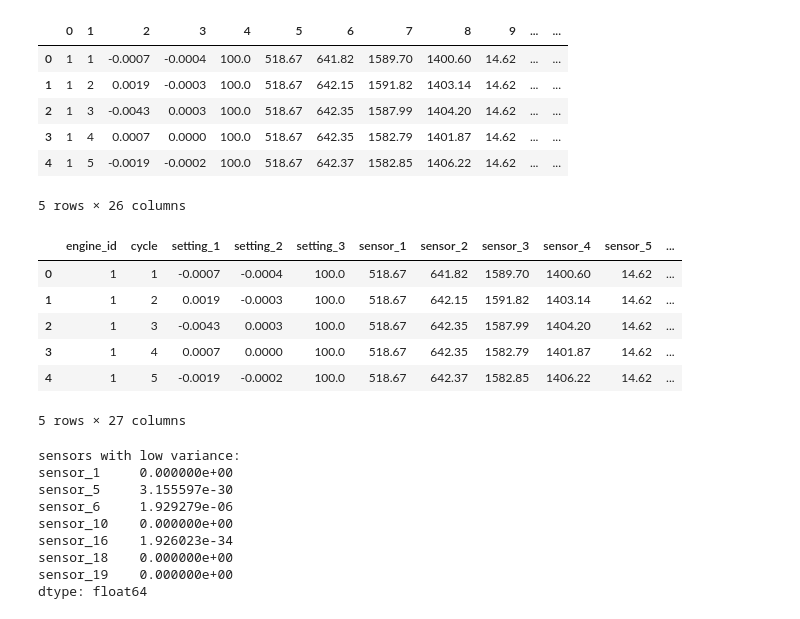
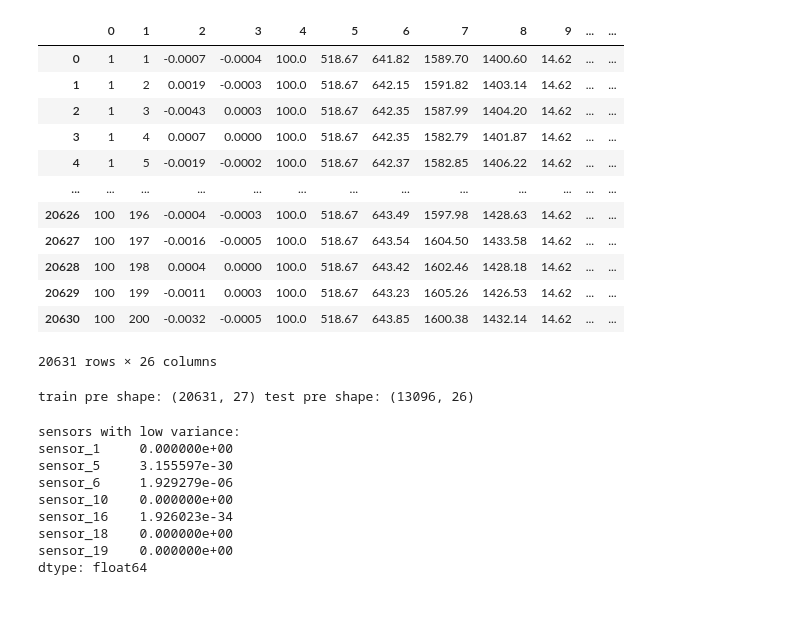
Before and after one commit to Arrofi07/NASA-RUL, a Jupyter notebook: src/api/main.ipynb, the cells around one changed output. Cells and saved outputs as stored; diff of their text form; code cells hidden in the pictures.

```diff
--- a/src/api/main.ipynb
+++ b/src/api/main.ipynb
@@ -35,27 +53,27 @@ cols = (
 # %%
-data_train.head()
+data_train
 # %% [output]
 |  | 0 | 1 | 2 | 3 | 4 | 5 | 6 | 7 | 8 | 9 | ... | ... |
 | 0 | 1 | 1 | -0.0007 | -0.0004 | 100.0 | 518.67 | 641.82 | 1589.70 | 1400.60 | 14.62 | ... | ... |
 | 1 | 1 | 2 | 0.0019 | -0.0003 | 100.0 | 518.67 | 642.15 | 1591.82 | 1403.14 | 14.62 | ... | ... |
 | 2 | 1 | 3 | -0.0043 | 0.0003 | 100.0 | 518.67 | 642.35 | 1587.99 | 1404.20 | 14.62 | ... | ... |
 | 3 | 1 | 4 | 0.0007 | 0.0000 | 100.0 | 518.67 | 642.35 | 1582.79 | 1401.87 | 14.62 | ... | ... |
 | 4 | 1 | 5 | -0.0019 | -0.0002 | 100.0 | 518.67 | 642.37 | 1582.85 | 1406.22 | 14.62 | ... | ... |
+| ... | ... | ... | ... | ... | ... | ... | ... | ... | ... | ... | ... | ... |
+| 20626 | 100 | 196 | -0.0004 | -0.0003 | 100.0 | 518.67 | 643.49 | 1597.98 | 1428.63 | 14.62 | ... | ... |
+| 20627 | 100 | 197 | -0.0016 | -0.0005 | 100.0 | 518.67 | 643.54 | 1604.50 | 1433.58 | 14.62 | ... | ... |
+| 20628 | 100 | 198 | 0.0004 | 0.0000 | 100.0 | 518.67 | 643.42 | 1602.46 | 1428.18 | 14.62 | ... | ... |
+| 20629 | 100 | 199 | -0.0011 | 0.0003 | 100.0 | 518.67 | 643.23 | 1605.26 | 1426.53 | 14.62 | ... | ... |
+| 20630 | 100 | 200 | -0.0032 | -0.0005 | 100.0 | 518.67 | 643.85 | 1600.38 | 1432.14 | 14.62 | ... | ... |
-5 rows × 26 columns
+20631 rows × 26 columns
 # %%
 from src.data.preprocess import preprocess
 
 train_pre, test_pre = preprocess(data_train, data_test, cols, clip=False)
 # %%
-train_pre.head()
+print("train pre shape:", train_pre.shape, "test pre shape:", test_pre.shape)
 # %% [output]
-|  | engine_id | cycle | setting_1 | setting_2 | setting_3 | sensor_1 | sensor_2 | sensor_3 | sensor_4 | sensor_5 | ... |
-| 0 | 1 | 1 | -0.0007 | -0.0004 | 100.0 | 518.67 | 641.82 | 1589.70 | 1400.60 | 14.62 | ... |
-| 1 | 1 | 2 | 0.0019 | -0.0003 | 100.0 | 518.67 | 642.15 | 1591.82 | 1403.14 | 14.62 | ... |
-| 2 | 1 | 3 | -0.0043 | 0.0003 | 100.0 | 518.67 | 642.35 | 1587.99 | 1404.20 | 14.62 | ... |
-| 3 | 1 | 4 | 0.0007 | 0.0000 | 100.0 | 518.67 | 642.35 | 1582.79 | 1401.87 | 14.62 | ... |
-| 4 | 1 | 5 | -0.0019 | -0.0002 | 100.0 | 518.67 | 642.37 | 1582.85 | 1406.22 | 14.62 | ... |
-5 rows × 27 columns
+train pre shape: (20631, 27) test pre shape: (13096, 26)
 # %%
 from src.features.build_features import build_features
 
```
Also changed, not shown: parts of 9 cells of this notebook, 9 other files.
